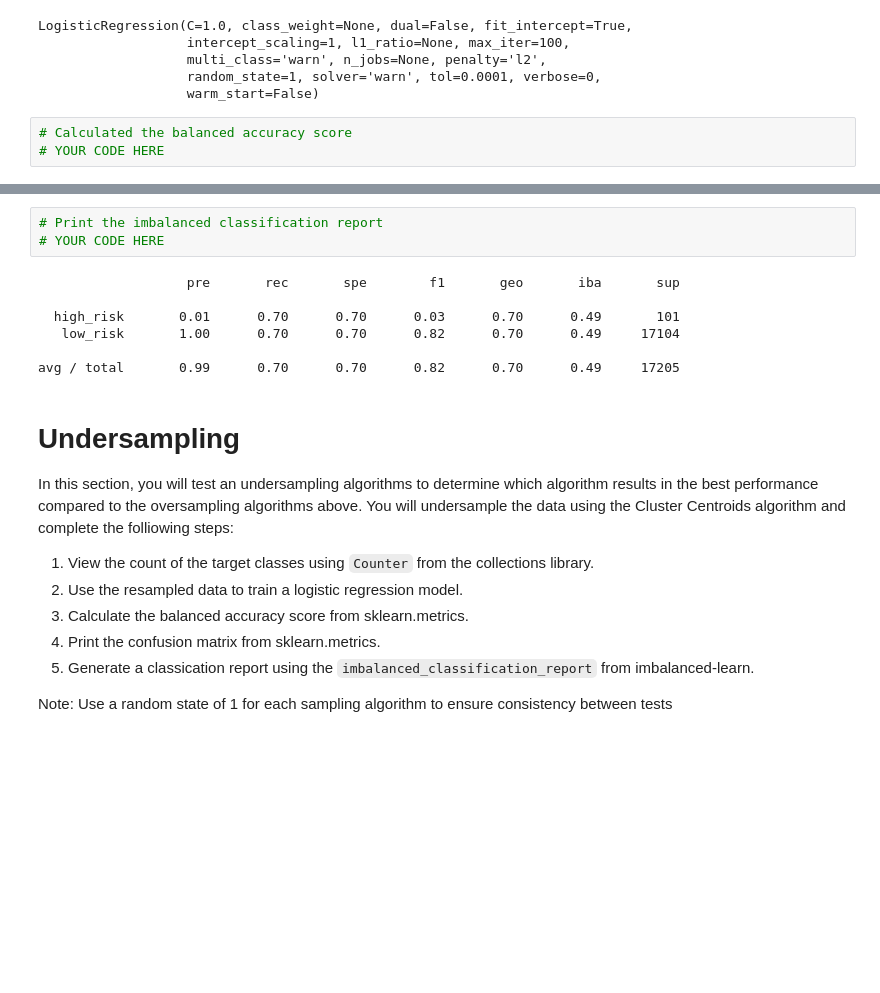
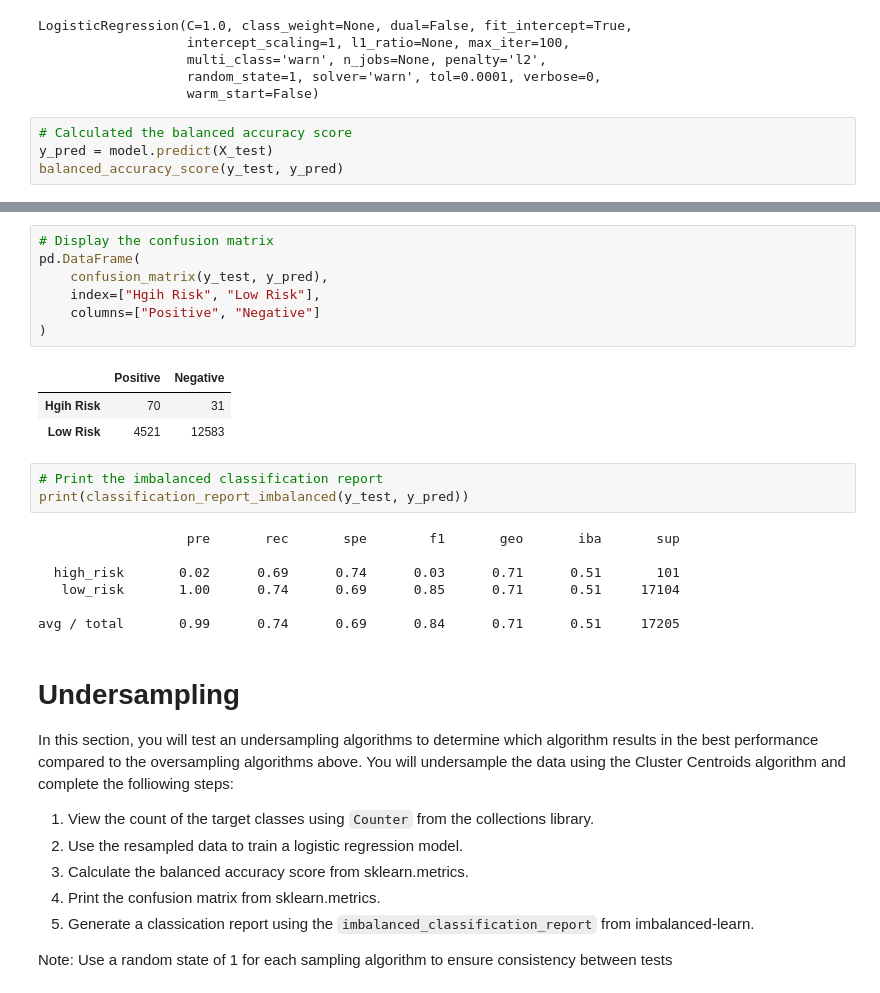
Before and after one commit to willwillis/python-machine-learning-hw, a Jupyter notebook: credit_risk_resampling.ipynb, the cells around one changed output, grey strips where cells are left out. Saved outputs shown, nothing was run; the diff lists cells and outputs as text; blank space fills up the shorter version.

```diff
--- a/credit_risk_resampling.ipynb
+++ b/credit_risk_resampling.ipynb
@@ -204,5 +204,6 @@ LogisticRegression(C=1.0, class_weight=None, dual=False, fit_intercept=True,
                    warm_start=False)
 # %%
 # Calculated the balanced accuracy score
-# YOUR CODE HERE
+y_pred = model.predict(X_test)
+balanced_accuracy_score(y_test, y_pred)
 # %% [output]
@@ -216,13 +211,24 @@ array([[   71,    30],
+# %%
+# Display the confusion matrix
+pd.DataFrame(
+    confusion_matrix(y_test, y_pred),
+    index=["Hgih Risk", "Low Risk"],
+    columns=["Positive", "Negative"]
+)
+# %% [output]
+|  | Positive | Negative |
+| Hgih Risk | 70 | 31 |
+| Low Risk | 4521 | 12583 |
 # %%
 # Print the imbalanced classification report
-# YOUR CODE HERE
+print(classification_report_imbalanced(y_test, y_pred))
 # %% [output]
                    pre       rec       spe        f1       geo       iba       sup
 
-  high_risk       0.01      0.70      0.70      0.03      0.70      0.49       101
-   low_risk       1.00      0.70      0.70      0.82      0.70      0.49     17104
+  high_risk       0.02      0.69      0.74      0.03      0.71      0.51       101
+   low_risk       1.00      0.74      0.69      0.85      0.71      0.51     17104
 
-avg / total       0.99      0.70      0.70      0.82      0.70      0.49     17205
+avg / total       0.99      0.74      0.69      0.84      0.71      0.51     17205
 # %% [markdown]
 # Undersampling
 
```
Also changed, not shown: parts of 6 cells of this notebook.
